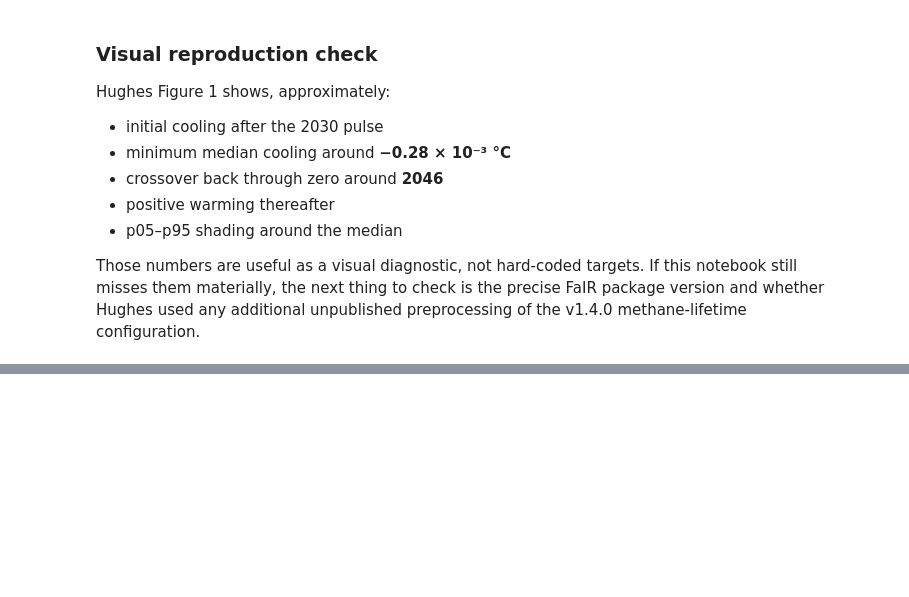
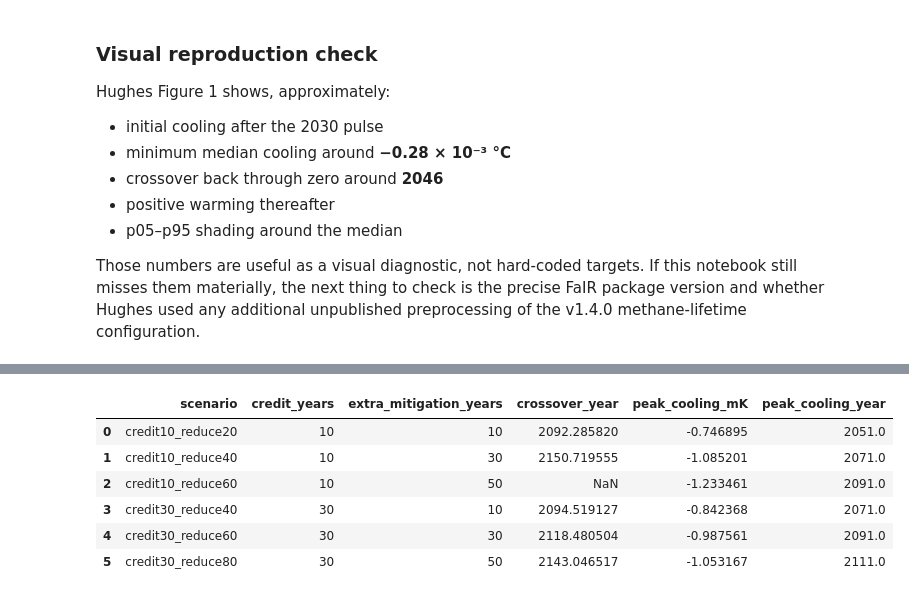
Before and after one commit to carbonplan/slcp-offsetting, a Jupyter notebook: notebooks/Sandbox_FaIR_Hughes.ipynb, the cells around one changed output, grey strips where cells are left out. Saved outputs shown, nothing was run; the diff lists cells and outputs as text; code cells hidden in the pictures; blank space fills up the shorter version.

```diff
--- a/notebooks/Sandbox_FaIR_Hughes.ipynb
+++ b/notebooks/Sandbox_FaIR_Hughes.ipynb
@@ -296,0 +453,33 @@ Those numbers are useful as a visual diagnostic, not hard-coded targets. If this
+# %%
+# ----------------------------
+# summarize infrastructure scenarios
+# ----------------------------
+
+summary = []
+
+for scen, (credit_years, extra_years) in infra_scenarios.items():
+
+    y = dT_infra[scen].median("config").values
+    m = infra_years >= INFRA_START_YEAR
+
+    peak_i = np.nanargmin(y[m])
+    cross = crossover_year( infra_years, y, start=INFRA_START_YEAR)
+
+    summary.append({
+        "scenario": scen,
+        "credit_years": credit_years,
+        "extra_mitigation_years": "indefinite" if extra_years is None else extra_years,
+        "crossover_year": cross,
+        "peak_cooling_mK": y[m][peak_i] * 1e3,
+        "peak_cooling_year": infra_years[m][peak_i],})
+
+infra_summary = pd.DataFrame(summary)
+infra_summary
+# %% [output]
+|  | scenario | credit_years | extra_mitigation_years | crossover_year | peak_cooling_mK | peak_cooling_year |
+| 0 | credit10_reduce20 | 10 | 10 | 2092.285820 | -0.746895 | 2051.0 |
+| 1 | credit10_reduce40 | 10 | 30 | 2150.719555 | -1.085201 | 2071.0 |
+| 2 | credit10_reduce60 | 10 | 50 | NaN | -1.233461 | 2091.0 |
+| 3 | credit30_reduce40 | 30 | 10 | 2094.519127 | -0.842368 | 2071.0 |
+| 4 | credit30_reduce60 | 30 | 30 | 2118.480504 | -0.987561 | 2091.0 |
+| 5 | credit30_reduce80 | 30 | 50 | 2143.046517 | -1.053167 | 2111.0 |
```
Also changed, not shown: parts of 5 cells of this notebook.
